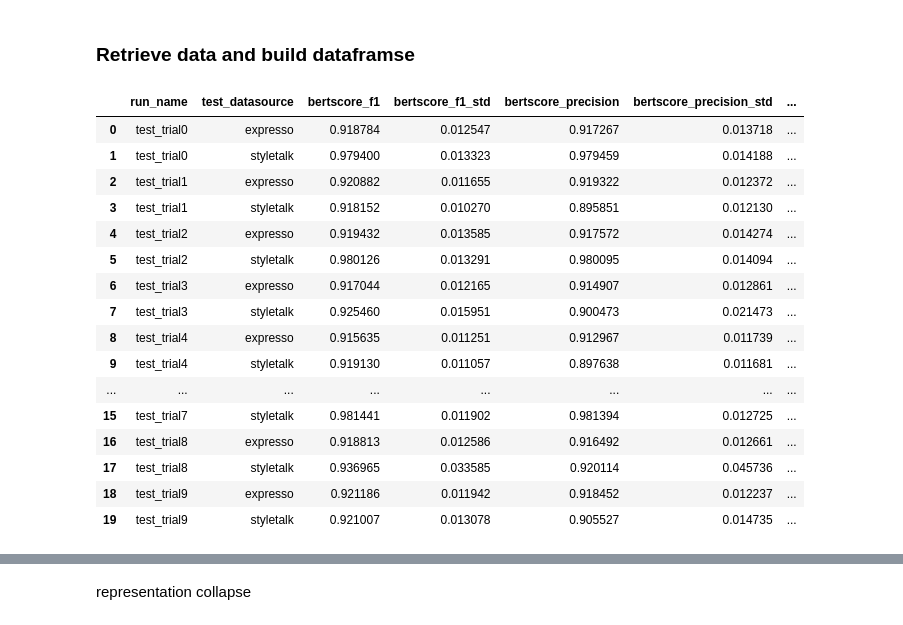
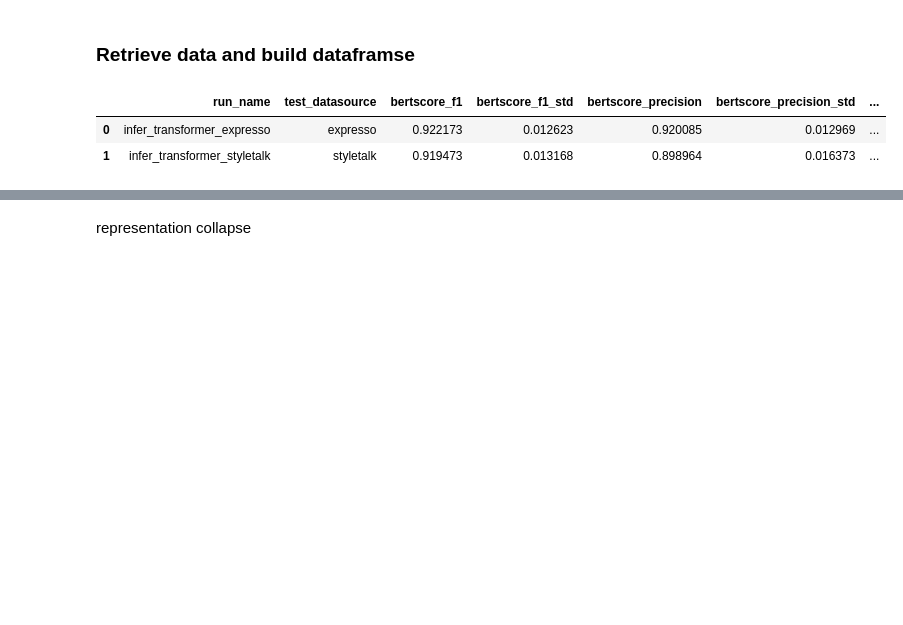
Before and after one commit to JackMclaughlin424/imgs789-project_graph-dialogue-modeling, a Jupyter notebook: src/notebooks/inference_test_visualizations.ipynb, the cells around one changed output, grey strips where cells are left out. Drawn from its saved outputs; the diff is of its cells as text; code cells hidden in the pictures; blank space fills up the shorter version.

```diff
--- a/src/notebooks/inference_test_visualizations.ipynb
+++ b/src/notebooks/inference_test_visualizations.ipynb
@@ -58,29 +56,15 @@ for run in runs:
         else:
             rows_graph.append(row)
 
-results_df  = pd.DataFrame(rows_transformer)
-baseline_df = pd.DataFrame(rows_graph)
+transformer_df  = pd.DataFrame(rows_transformer)
+graph_df = pd.DataFrame(rows_graph)
 
 pd.set_option("display.max_colwidth", None)
 pd.set_option("display.max_columns", None)
 # %%
-results_df
+transformer_df
 # %% [output]
 |  | run_name | test_datasource | bertscore_f1 | bertscore_f1_std | bertscore_precision | bertscore_precision_std | ... |
-| 0 | test_trial0 | expresso | 0.918784 | 0.012547 | 0.917267 | 0.013718 | ... |
-| 1 | test_trial0 | styletalk | 0.979400 | 0.013323 | 0.979459 | 0.014188 | ... |
-| 2 | test_trial1 | expresso | 0.920882 | 0.011655 | 0.919322 | 0.012372 | ... |
-| 3 | test_trial1 | styletalk | 0.918152 | 0.010270 | 0.895851 | 0.012130 | ... |
-| 4 | test_trial2 | expresso | 0.919432 | 0.013585 | 0.917572 | 0.014274 | ... |
-| 5 | test_trial2 | styletalk | 0.980126 | 0.013291 | 0.980095 | 0.014094 | ... |
-| 6 | test_trial3 | expresso | 0.917044 | 0.012165 | 0.914907 | 0.012861 | ... |
-| 7 | test_trial3 | styletalk | 0.925460 | 0.015951 | 0.900473 | 0.021473 | ... |
-| 8 | test_trial4 | expresso | 0.915635 | 0.011251 | 0.912967 | 0.011739 | ... |
-| 9 | test_trial4 | styletalk | 0.919130 | 0.011057 | 0.897638 | 0.011681 | ... |
-| ... | ... | ... | ... | ... | ... | ... | ... |
-| 15 | test_trial7 | styletalk | 0.981441 | 0.011902 | 0.981394 | 0.012725 | ... |
-| 16 | test_trial8 | expresso | 0.918813 | 0.012586 | 0.916492 | 0.012661 | ... |
-| 17 | test_trial8 | styletalk | 0.936965 | 0.033585 | 0.920114 | 0.045736 | ... |
-| 18 | test_trial9 | expresso | 0.921186 | 0.011942 | 0.918452 | 0.012237 | ... |
-| 19 | test_trial9 | styletalk | 0.921007 | 0.013078 | 0.905527 | 0.014735 | ... |
+| 0 | infer_transformer_expresso | expresso | 0.922173 | 0.012623 | 0.920085 | 0.012969 | ... |
+| 1 | infer_transformer_styletalk | styletalk | 0.919473 | 0.013168 | 0.898964 | 0.016373 | ... |
 # %%
```
Also changed, not shown: parts of 10 cells of this notebook.
